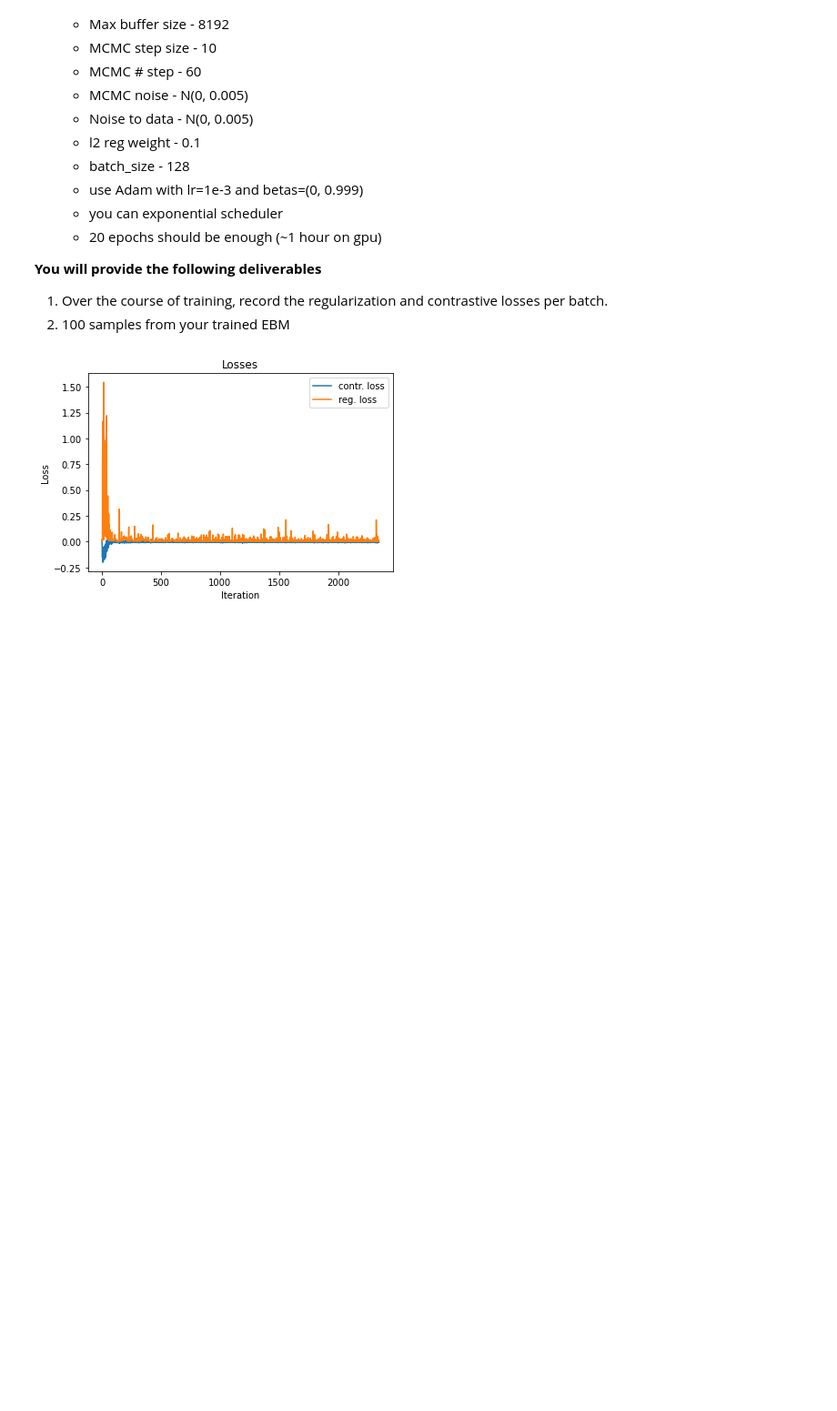
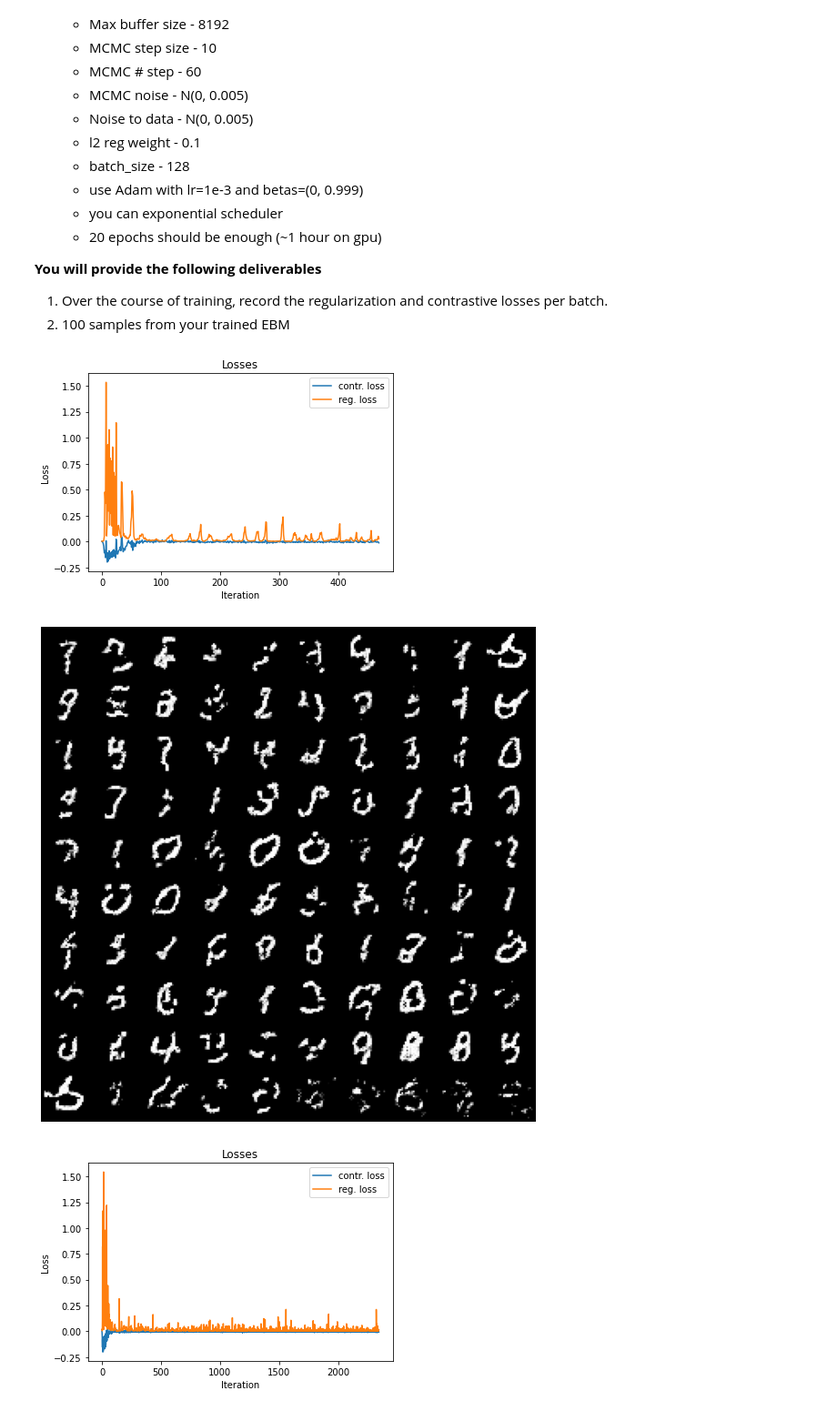
Before and after one commit to Tikhon239/dul_2021, a Jupyter notebook: Homework/hw9/Homework9_ebm.ipynb, the cells around one changed output. Shown at 91% size. Drawn from its saved outputs; the diff is of its cells as text; code cells hidden in the pictures; blank space fills up the shorter version.

```diff
--- a/Homework/hw9/Homework9_ebm.ipynb
+++ b/Homework/hw9/Homework9_ebm.ipynb
@@ -172,7 +172,12 @@ class EBM(nn.Module):
 
     def get_d_x_log_p(self, x):
         energy = self.get_energy(x)
-        return torch.clip(torch.autograd.grad(-energy.sum(), x)[0], -0.03, 0.03)
+        return torch.autograd.grad(-energy.sum(), x)[0]
+
+    def langevin_update(self, batch, eps):
+        noise = self.langevin_dist.expand(batch.shape).sample()
+        grad = torch.clip(self.get_d_x_log_p(batch), -0.03, 0.03)
+        return torch.clip(batch + eps * grad + math.sqrt(2 * eps) * noise, -1.0, 1.0)
 
     def sample(self, n, eps, steps):
         self.requires_grad_tumbler(False)
@@ -188,9 +193,7 @@ class EBM(nn.Module):
         batch.requires_grad = True
 
         for step in range(steps):
-            z = self.langevin_dist.expand(batch.shape).sample()
-            grad = self.get_d_x_log_p(batch)
-            batch = torch.clip(batch + eps * grad + math.sqrt(2 * eps) * z, -1.0, 1.0)
+            batch = self.langevin_update(batch, eps)
 
         self.requires_grad_tumbler(True)
         self.f.train()
@@ -199,9 +202,8 @@ class EBM(nn.Module):
 
     def calculate_loss(self, batch, eps, steps):
         batch_size = batch.shape[0]
-        noise = self.noise_dist.expand(batch.shape).sample()
-        x_real = batch + noise
-        energy_real = self.get_energy(x_real)
+
+        energy_real = self.get_energy(batch)
 
         x_fake = self.sample(batch_size, eps, steps)
         self.buffer.push(x_fake.detach().cpu())
@@ -221,6 +223,7 @@ class EBM(nn.Module):
         for epoch in trange(epochs):
             for batch, _ in train_dataloader:
                 batch = batch.to(device)
+                batch = batch + self.noise_dist.expand(batch.shape).sample()
                 loss, contrastive_loss, reg_loss = self.calculate_loss(batch, eps, steps)
 
                 optim.zero_grad()
@@ -254,6 +257,11 @@ def q1(train_data):
     contrastive_losses, reg_losses = model.fit(train_dataloader, lr, epochs)
 
     return contrastive_losses, reg_losses, model.sample(100, eps, steps).detach().cpu().numpy()
+# %%
+q1_results(q1)
+# %% [output]
+[figure, added]
+[figure, added]
 # %%
 q1_results(q1)
 # %% [output]
```
Also changed, not shown: parts of 4 cells of this notebook.
